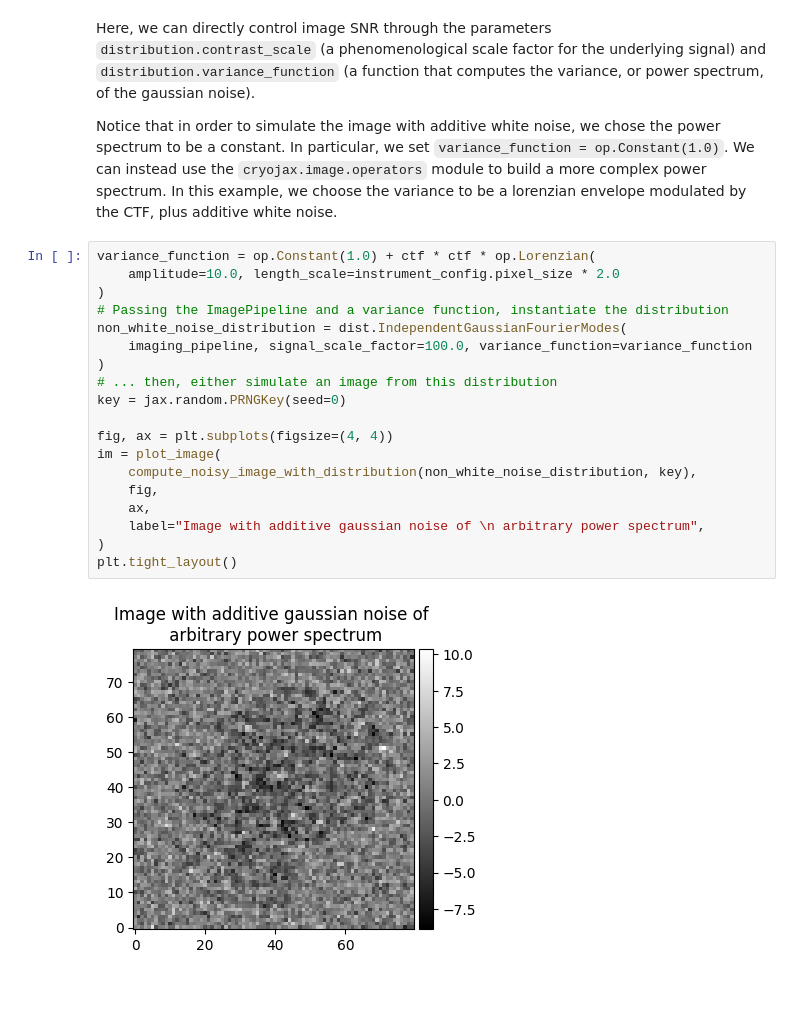
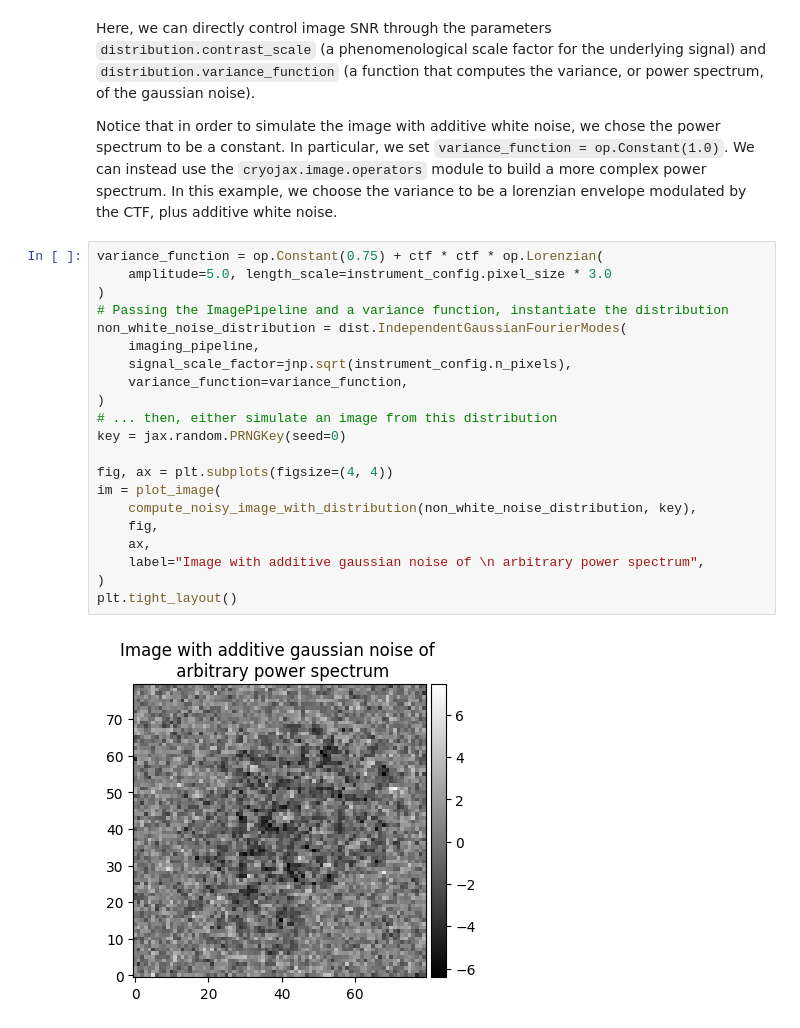
Before and after one commit to mjo22/cryojax, a Jupyter notebook: docs/examples/simulate-image.ipynb, the cells around one changed output. Saved outputs shown, nothing was run; the diff lists cells and outputs as text; blank space fills up the shorter version.

Commit message:
default value of the signal_scale_factor should give underlying image with std 1

```diff
--- a/docs/examples/simulate-image.ipynb
+++ b/docs/examples/simulate-image.ipynb
@@ -181,23 +185,25 @@ Here, we can directly control image SNR through the parameters `distribution.con
 
 Notice that in order to simulate the image with additive white noise, we chose the power spectrum to be a constant. In particular, we set `variance_function = op.Constant(1.0)`. We can instead use the `cryojax.image.operators` module to build a more complex power spectrum. In this example, we choose the variance to be a lorenzian envelope modulated by the CTF, plus additive white noise.
 # %%
-variance_function = op.Constant(1.0) + ctf * ctf * op.Lorenzian(
-    amplitude=10.0, length_scale=instrument_config.pixel_size * 2.0
+variance_function = op.Constant(0.75) + ctf * ctf * op.Lorenzian(
+    amplitude=5.0, length_scale=instrument_config.pixel_size * 3.0
 )
 # Passing the ImagePipeline and a variance function, instantiate the distribution
 non_white_noise_distribution = dist.IndependentGaussianFourierModes(
-    imaging_pipeline, signal_scale_factor=100.0, variance_function=variance_function
+    imaging_pipeline,
+    signal_scale_factor=jnp.sqrt(instrument_config.n_pixels),
+    variance_function=variance_function,
 )
 # ... then, either simulate an image from this distribution
 key = jax.random.PRNGKey(seed=0)
 
 fig, ax = plt.subplots(figsize=(4, 4))
 im = plot_image(
     compute_noisy_image_with_distribution(non_white_noise_distribution, key),
     fig,
     ax,
     label="Image with additive gaussian noise of \n arbitrary power spectrum",
 )
 plt.tight_layout()
 # %% [output]
-[figure, old version]
+[figure, new version]
```
Also changed, not shown: parts of 1 cell of this notebook, 1 other file.
